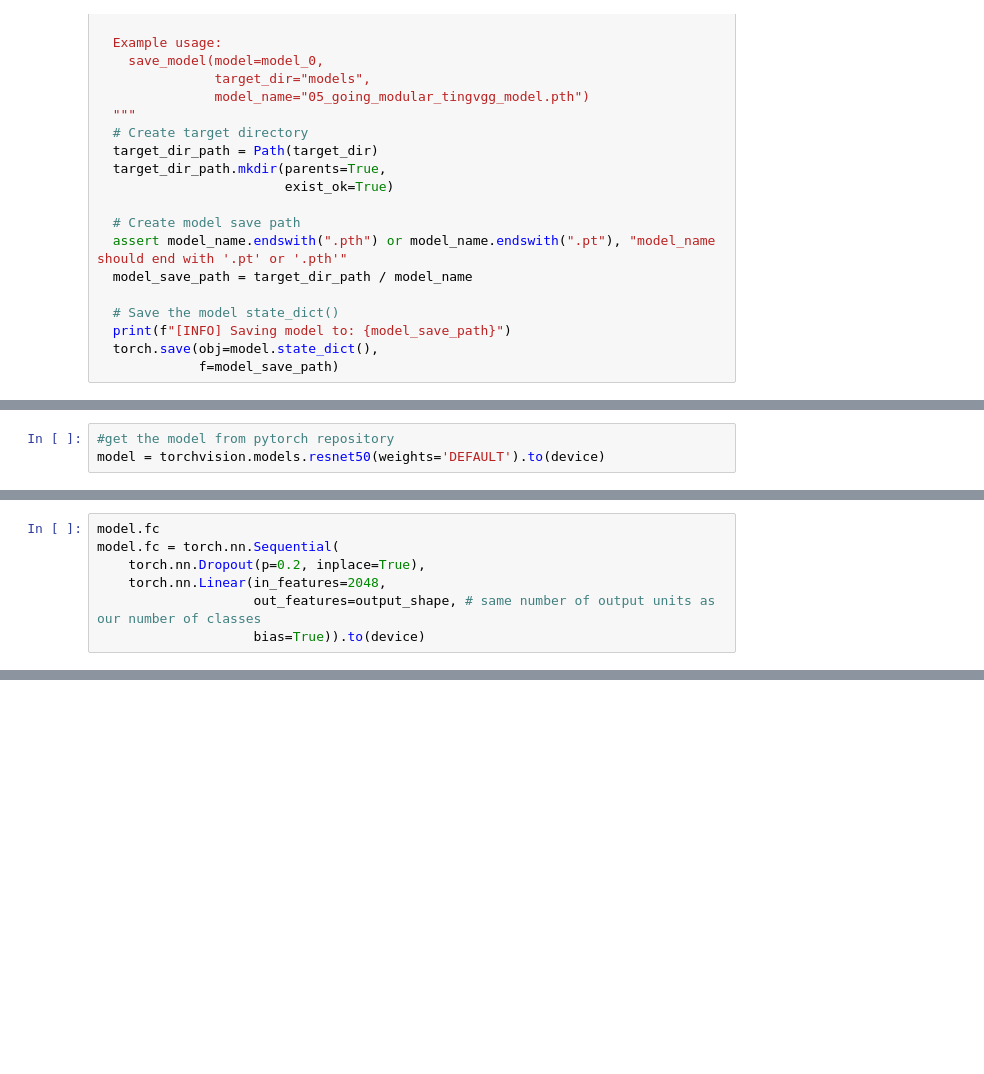
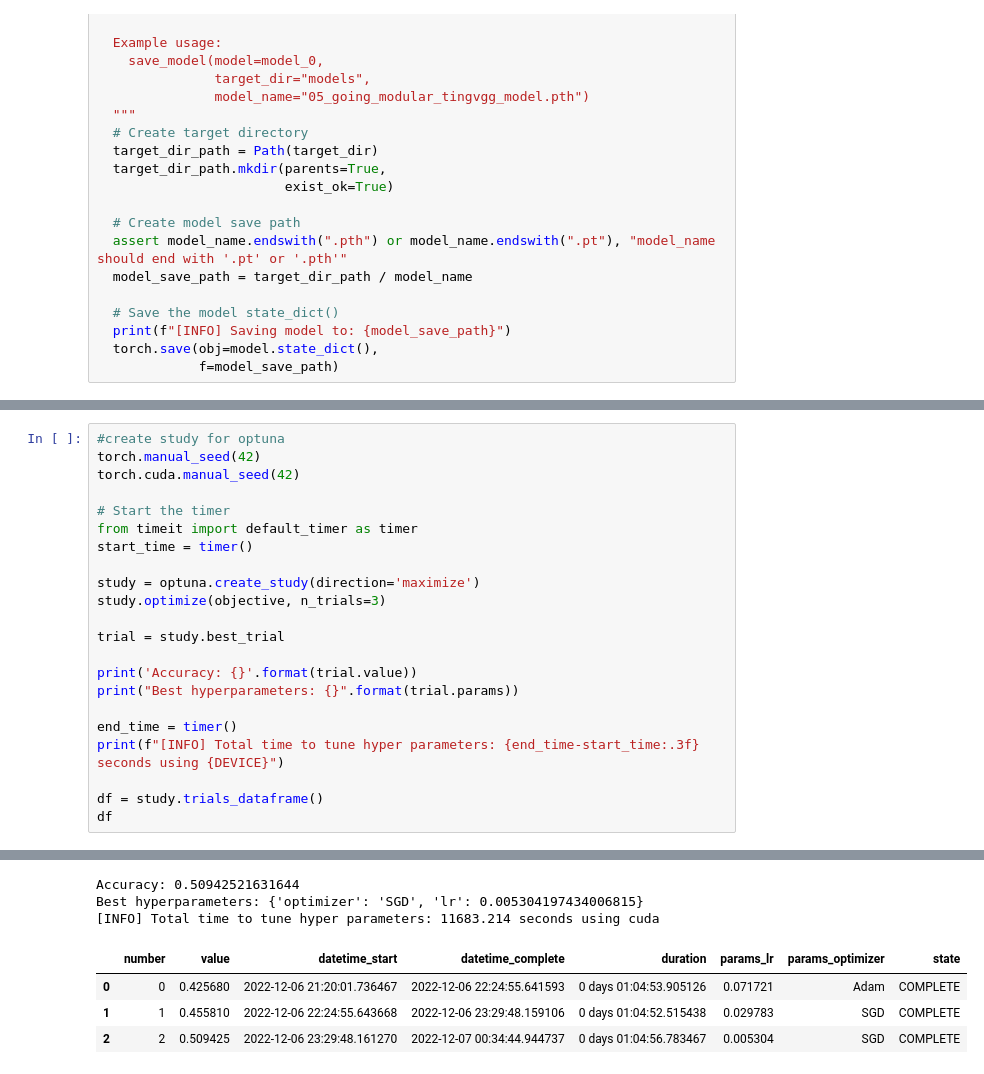
Before and after one commit to ncorriveau/ood_computervision, a Jupyter notebook: Vision_Transformer.ipynb, the cells around one changed output, grey strips where cells are left out. Cells and saved outputs as stored; diff of their text form; blank space fills up the shorter version.

Commit message:
added hyperparameter optimization

```diff
--- a/Vision_Transformer.ipynb
+++ b/Vision_Transformer.ipynb
@@ -461,3 +361,0 @@ Checking out files: 100% (221/221), done.
-# %%
-#get the model from pytorch repository
-model = torchvision.models.resnet50(weights='DEFAULT').to(device)
@@ -501,7 +361,0 @@ for param in model.parameters():
-# %%
-model.fc
-model.fc = torch.nn.Sequential(
-    torch.nn.Dropout(p=0.2, inplace=True),
-    torch.nn.Linear(in_features=2048,
-                    out_features=output_shape, # same number of output units as our number of classes
-                    bias=True)).to(device)
@@ -630,0 +428,23 @@ IsADirectoryError: ignored
+# %%
+#create study for optuna
+torch.manual_seed(42)
+torch.cuda.manual_seed(42)
+
+# Start the timer
+from timeit import default_timer as timer
+start_time = timer()
+
+study = optuna.create_study(direction='maximize')
+study.optimize(objective, n_trials=3)
+
+trial = study.best_trial
+
+print('Accuracy: {}'.format(trial.value))
+print("Best hyperparameters: {}".format(trial.params))
+
+end_time = timer()
+print(f"[INFO] Total time to tune hyper parameters: {end_time-start_time:.3f} seconds using {DEVICE}")
+
+df = study.trials_dataframe()
+df
+# %% [output]
@@ -630,0 +455,7 @@ IsADirectoryError: ignored
+Accuracy: 0.50942521631644
+Best hyperparameters: {'optimizer': 'SGD', 'lr': 0.005304197434006815}
+[INFO] Total time to tune hyper parameters: 11683.214 seconds using cuda
+|  | number | value | datetime_start | datetime_complete | duration | params_lr | params_optimizer | state |
+| 0 | 0 | 0.425680 | 2022-12-06 21:20:01.736467 | 2022-12-06 22:24:55.641593 | 0 days 01:04:53.905126 | 0.071721 | Adam | COMPLETE |
+| 1 | 1 | 0.455810 | 2022-12-06 22:24:55.643668 | 2022-12-06 23:29:48.159106 | 0 days 01:04:52.515438 | 0.029783 | SGD | COMPLETE |
+| 2 | 2 | 0.509425 | 2022-12-06 23:29:48.161270 | 2022-12-07 00:34:44.944737 | 0 days 01:04:56.783467 | 0.005304 | SGD | COMPLETE |
```
Also changed, not shown: parts of 30 cells of this notebook.
